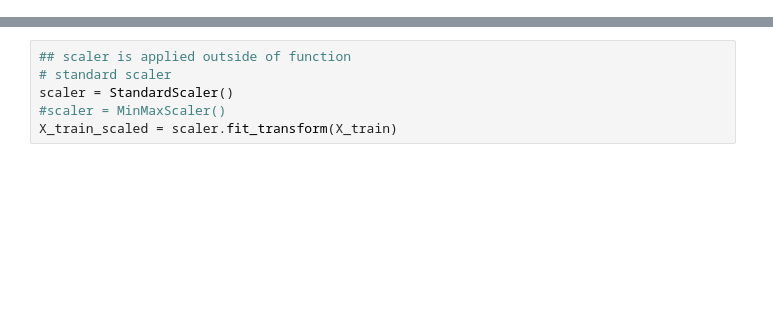
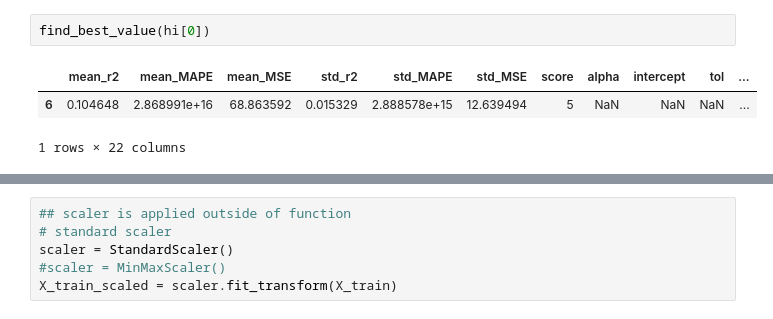
Before and after one commit to saeedbasha/flight_delays_ML, a Jupyter notebook: Lasso_Ridge_optimization.ipynb, the cells around one changed output, grey strips where cells are left out. Saved outputs shown, nothing was run; the diff lists cells and outputs as text; blank space fills up the shorter version.

```diff
--- a/Lasso_Ridge_optimization.ipynb
+++ b/Lasso_Ridge_optimization.ipynb
@@ -0,0 +10,6 @@
+# %%
+find_best_value(hi[0])
+# %% [output]
+|  | mean_r2 | mean_MAPE | mean_MSE | std_r2 | std_MAPE | std_MSE | score | alpha | intercept | tol | ... |
+| 6 | 0.104648 | 2.868991e+16 | 68.863592 | 0.015329 | 2.888578e+15 | 12.639494 | 5 | NaN | NaN | NaN | ... |
+1 rows × 22 columns
```
Also changed, not shown: parts of 37 cells of this notebook, 5 other files.
